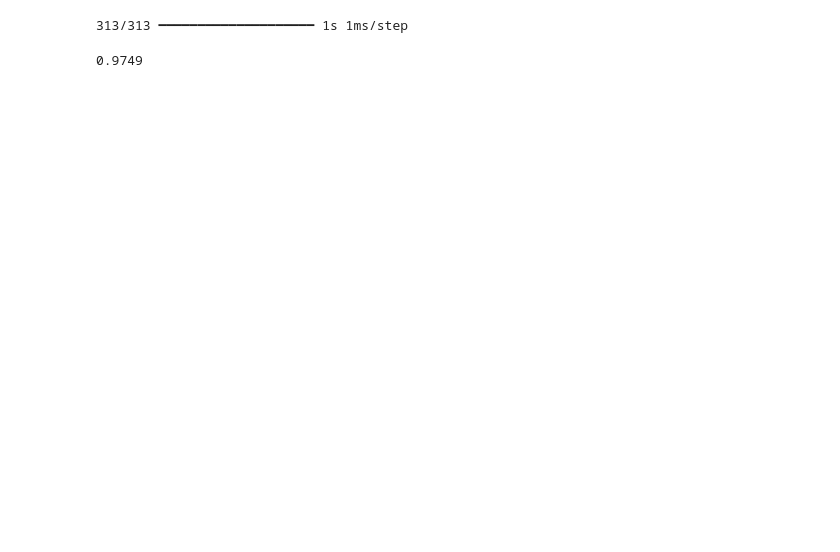
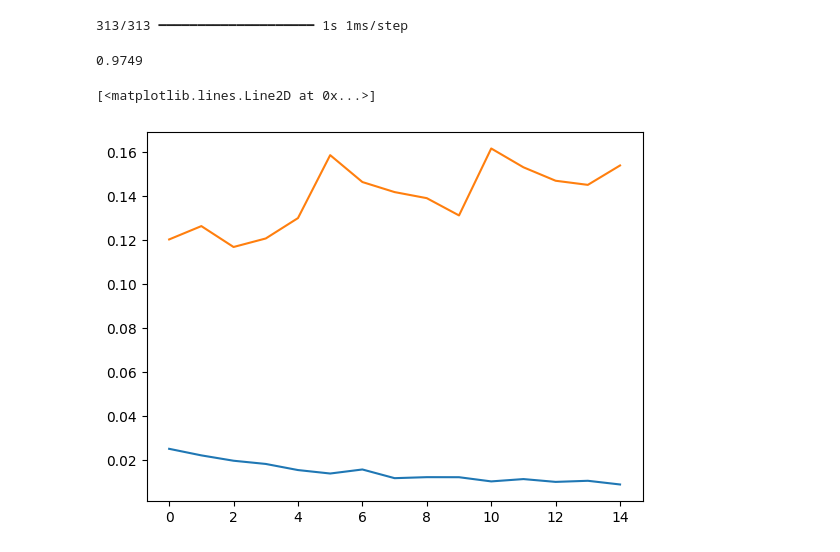
Before and after one commit to akhyear/mnist_dataset_ann, a Jupyter notebook: mnist_dataset.ipynb, the cells around one changed output. Cells and saved outputs as stored; diff of their text form; code cells hidden in the pictures; blank space fills up the shorter version.

```diff
--- a/mnist_dataset.ipynb
+++ b/mnist_dataset.ipynb
@@ -142,3 +142,9 @@ accuracy_score(y_test,y_pred)
 0.9749
 # %%
 # holly molly 97% it awesome
+# %%
+plt.plot(history.history['loss'])
+plt.plot(history.history['val_loss'])
+# %% [output]
+[<matplotlib.lines.Line2D at 0x...>]
+[figure, added]
```
Also changed, not shown: parts of 2 cells of this notebook.
